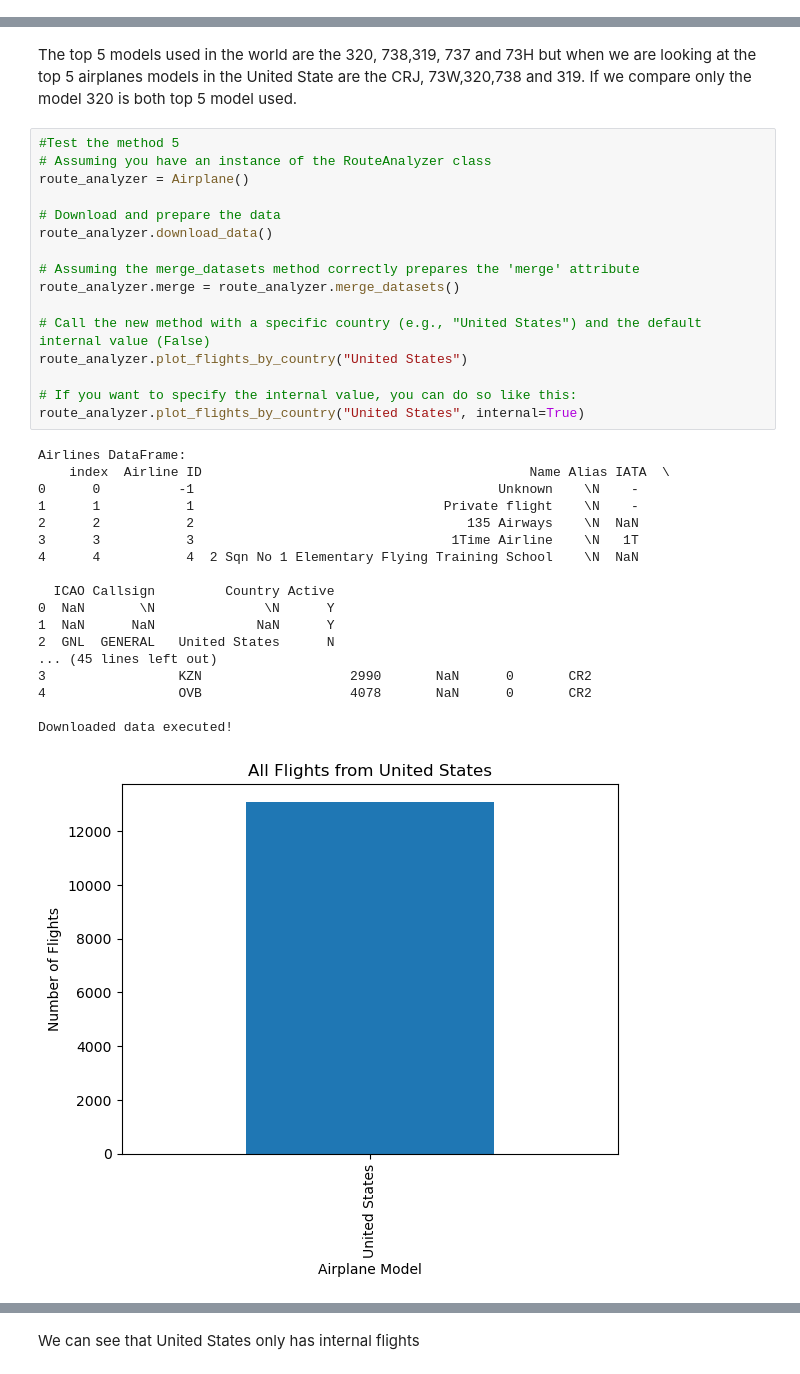
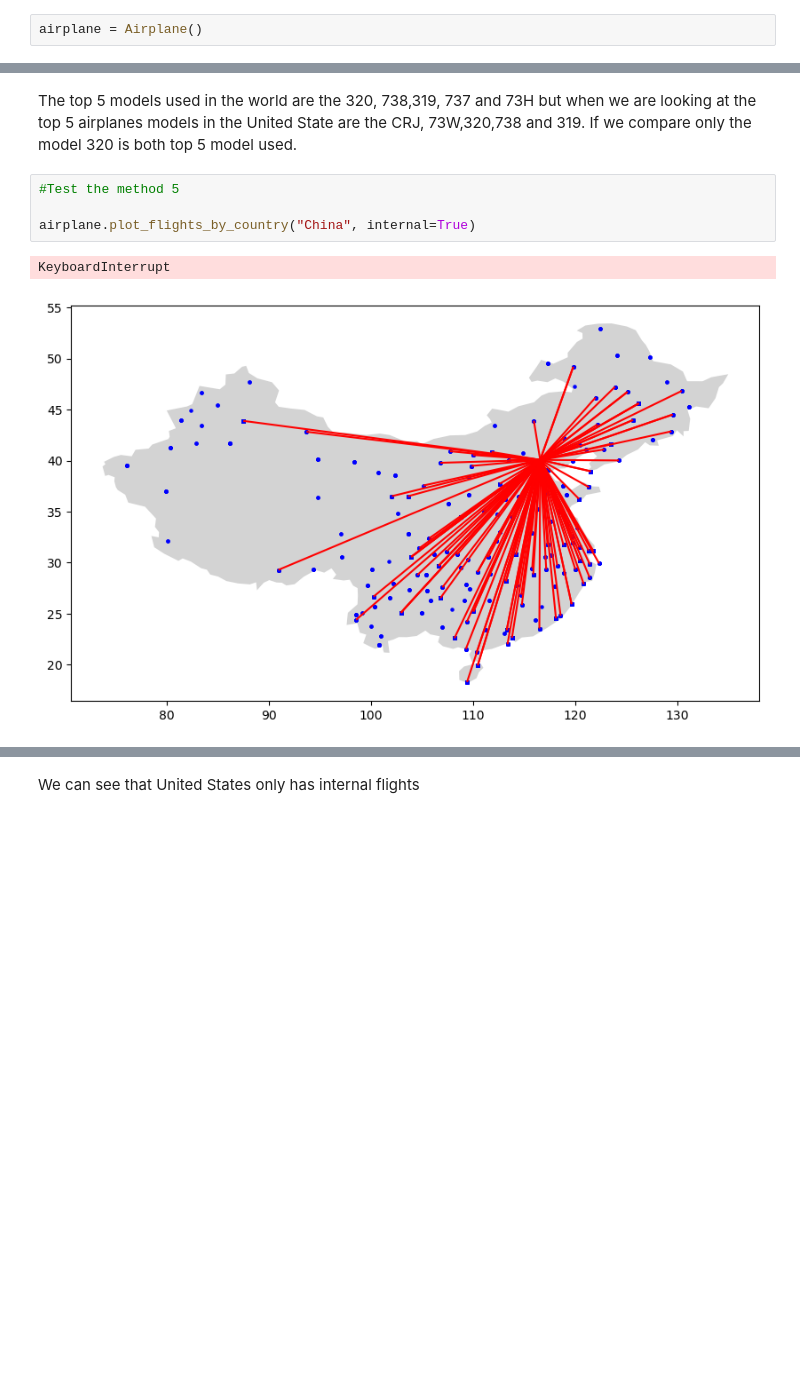
Before and after one commit to CarolinaAparicio2001/ADPRO, a Jupyter notebook: Showcase_Notebook.ipynb, the cells around one changed output, grey strips where cells are left out. Saved outputs shown, nothing was run; the diff lists cells and outputs as text; blank space fills up the shorter version.

```diff
--- a/Showcase_Notebook.ipynb
+++ b/Showcase_Notebook.ipynb
@@ -252,0 +9,2 @@ Downloaded data executed!
+# %%
+airplane = Airplane()
@@ -365,36 +124,8 @@ Downloaded data executed!
 The top 5 models used in the world are the 320, 738,319, 737 and 73H but when we are looking at the top 5 airplanes models in the United State are the CRJ, 73W,320,738 and 319. If we compare only the model 320 is both top 5 model used.
 # %%
 #Test the method 5
-# Assuming you have an instance of the RouteAnalyzer class
-route_analyzer = Airplane()
 
-# Download and prepare the data
-route_analyzer.download_data()
-
-# Assuming the merge_datasets method correctly prepares the 'merge' attribute
-route_analyzer.merge = route_analyzer.merge_datasets()
-
-# Call the new method with a specific country (e.g., "United States") and the default internal value (False)
-route_analyzer.plot_flights_by_country("United States")
-
-# If you want to specify the internal value, you can do so like this:
-route_analyzer.plot_flights_by_country("United States", internal=True)
+airplane.plot_flights_by_country("China", internal=True)
 # %% [output]
-Airlines DataFrame:
-    index  Airline ID                                          Name Alias IATA  \
-0      0          -1                                       Unknown    \N    -
-1      1           1                                Private flight    \N    -
-2      2           2                                   135 Airways    \N  NaN
-3      3           3                                 1Time Airline    \N   1T
-4      4           4  2 Sqn No 1 Elementary Flying Training School    \N  NaN
-
-  ICAO Callsign         Country Active
-0  NaN       \N              \N      Y
-1  NaN      NaN             NaN      Y
-2  GNL  GENERAL   United States      N
-... (45 lines left out)
-3                 KZN                   2990       NaN      0       CR2
-4                 OVB                   4078       NaN      0       CR2
-
-Downloaded data executed!
+KeyboardInterrupt
-[figure, old version]
+[figure, new version]
```
Also changed, not shown: parts of 18 cells of this notebook.
